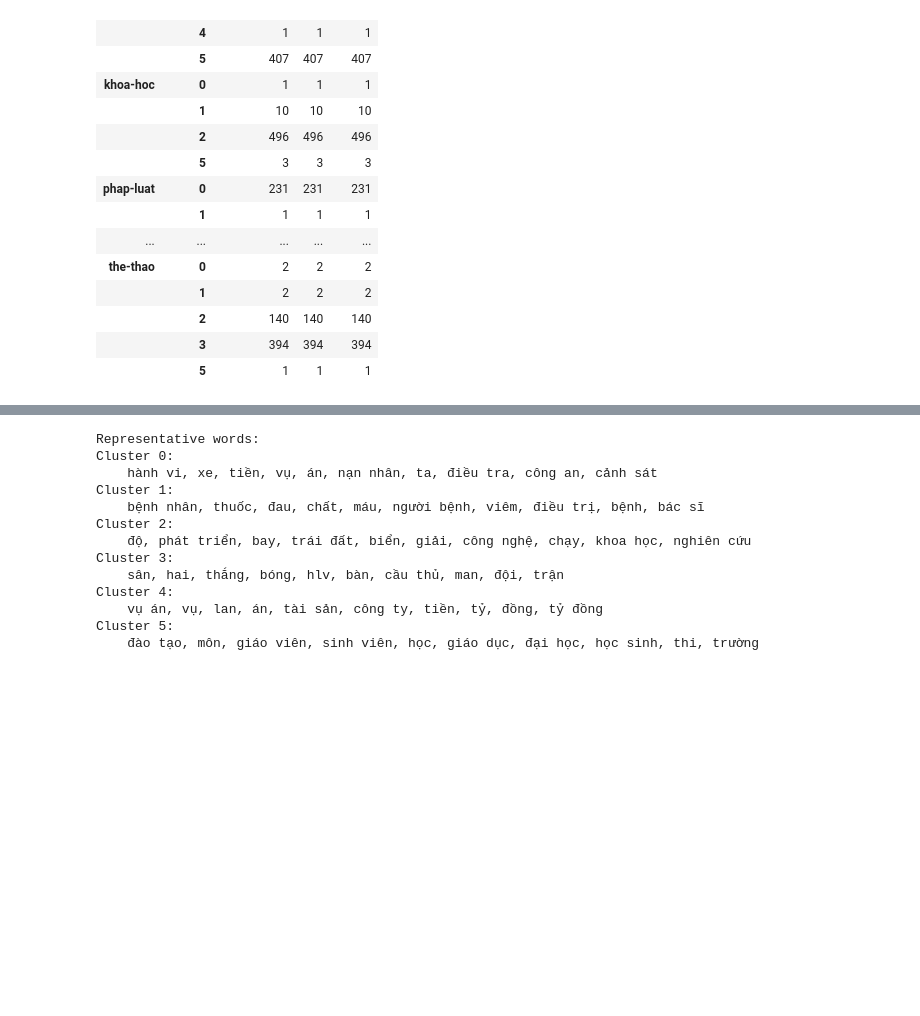
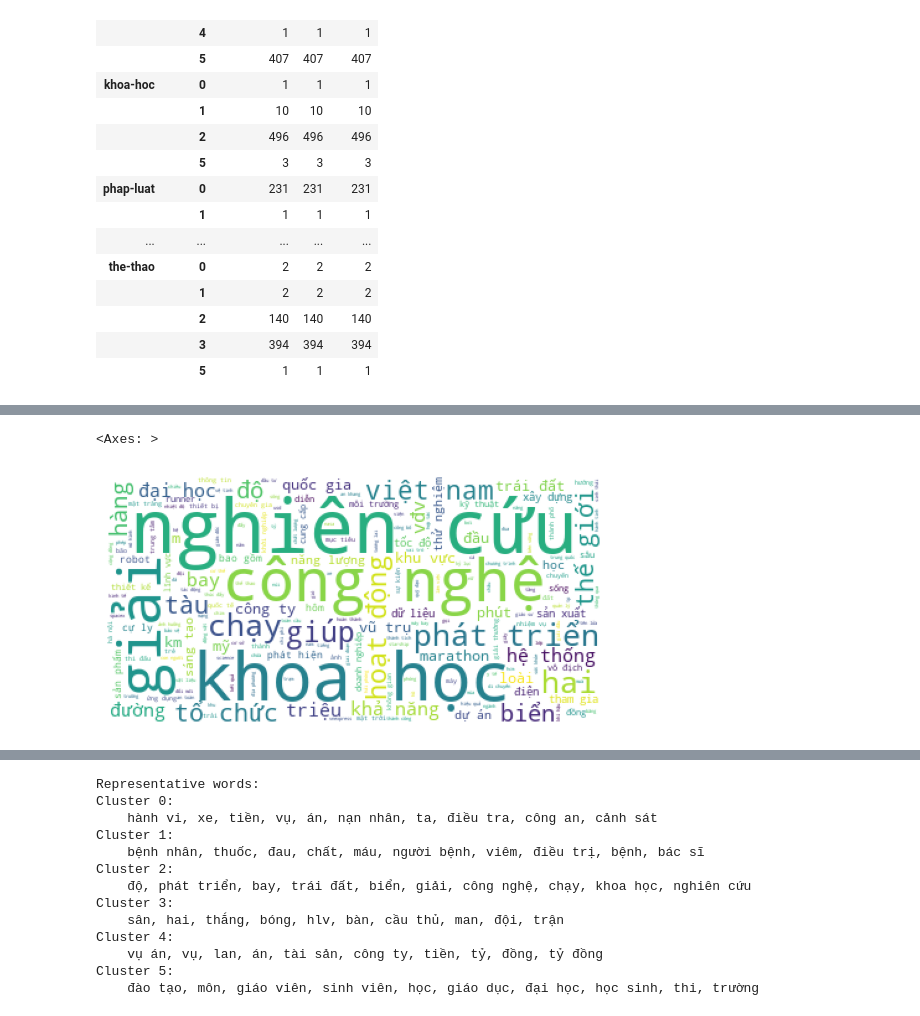
Before and after one commit to Ngoc-Cac/NLP_Final, a Jupyter notebook: Code/model_training.ipynb, the cells around one changed output, grey strips where cells are left out. Drawn from its saved outputs; the diff is of its cells as text; code cells hidden in the pictures; blank space fills up the shorter version.

```diff
--- a/Code/model_training.ipynb
+++ b/Code/model_training.ipynb
@@ -121,0 +134,6 @@ clustered.groupby(['topic', 'cluster']).count()
+# %%
+draw_wordcloud(clustered[clustered['cluster'] == 2]['article'], plt.gca(),
+               background_color='white')
+# %% [output]
+<Axes: >
+[figure, added]
```
Also changed, not shown: parts of 7 cells of this notebook, 2 other files.
